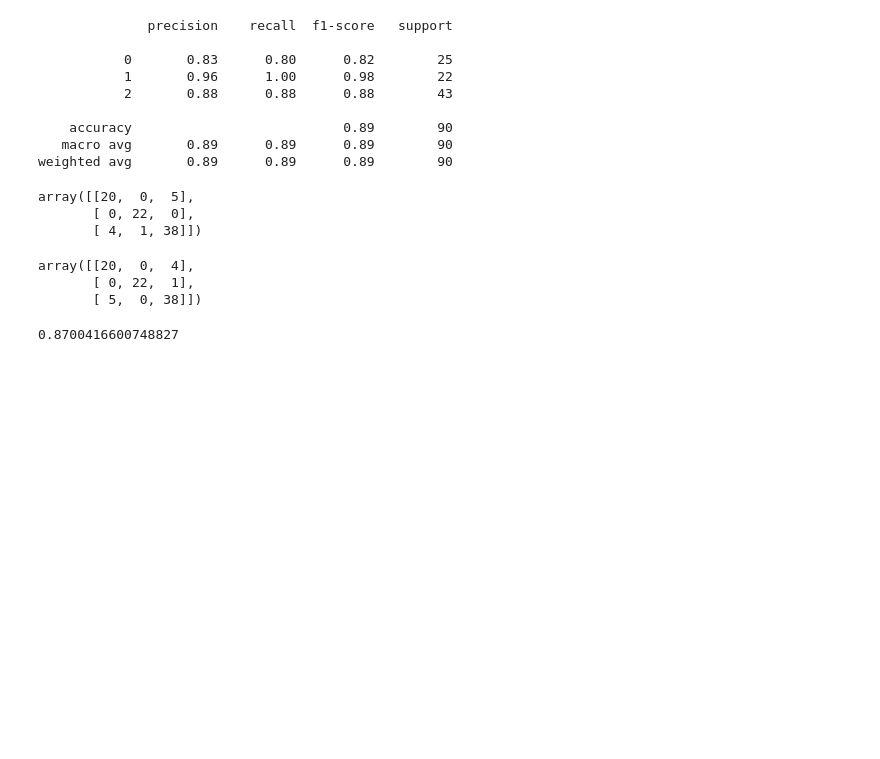
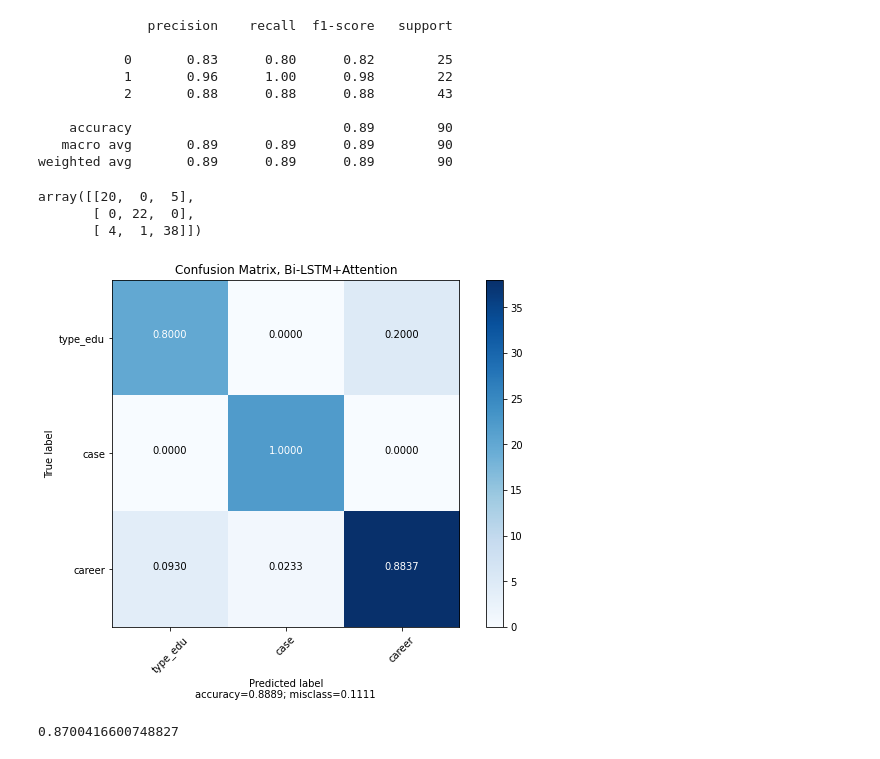
Before and after one commit to taindp98/Vietnamese-Text-Classification, a Jupyter notebook: code/intent_classify.ipynb, the cells around one changed output. Saved outputs shown, nothing was run; the diff lists cells and outputs as text; code cells hidden in the pictures; blank space fills up the shorter version.

```diff
--- a/code/intent_classify.ipynb
+++ b/code/intent_classify.ipynb
@@ -320,9 +320,3 @@ confusion_matrix(list_pred,list_true)
 array([[20,  0,  5],
        [ 0, 22,  0],
        [ 4,  1, 38]])
-# %%
-np.transpose(array)
-# %% [output]
-array([[20,  0,  4],
-       [ 0, 22,  1],
-       [ 5,  0, 38]])
@@ -329,3 +404,12 @@ array([[20,  0,  4],
+# %%
+# from sklearn.metrics import plot_confusion_matrix
+
+plot_confusion_matrix(cm = confusion_matrix(list_pred,list_true),
+                      normalize    = True,
+                      target_names = ['type_edu', 'case', 'career'],
+                      title        = "Confusion Matrix, Bi-LSTM+Attention")
+# %% [output]
+[figure, added]
 # %%
 # import seaborn as sn
 # import pandas as pd
```
Also changed, not shown: parts of 1 cell of this notebook.
